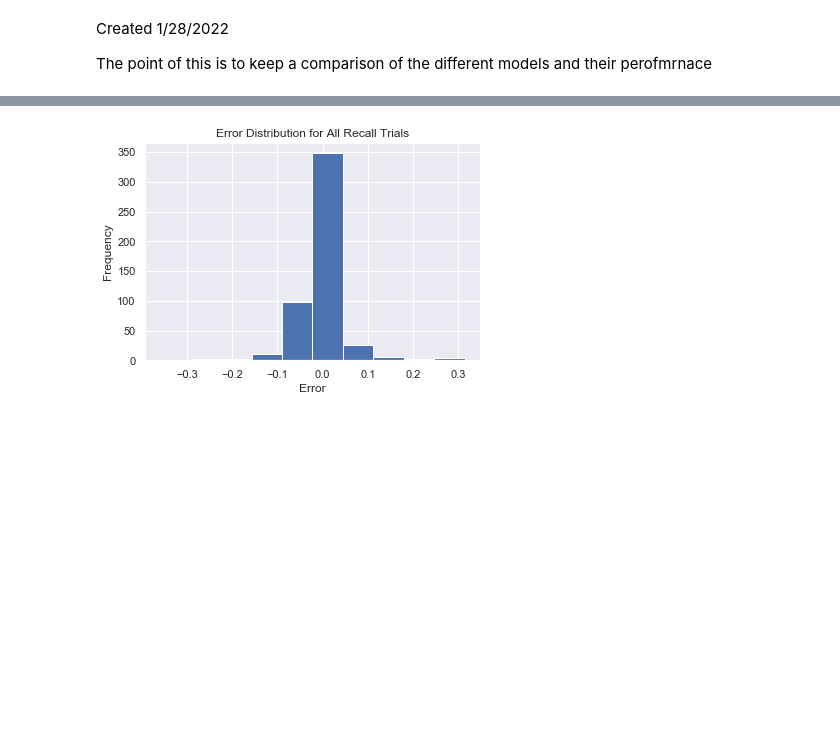
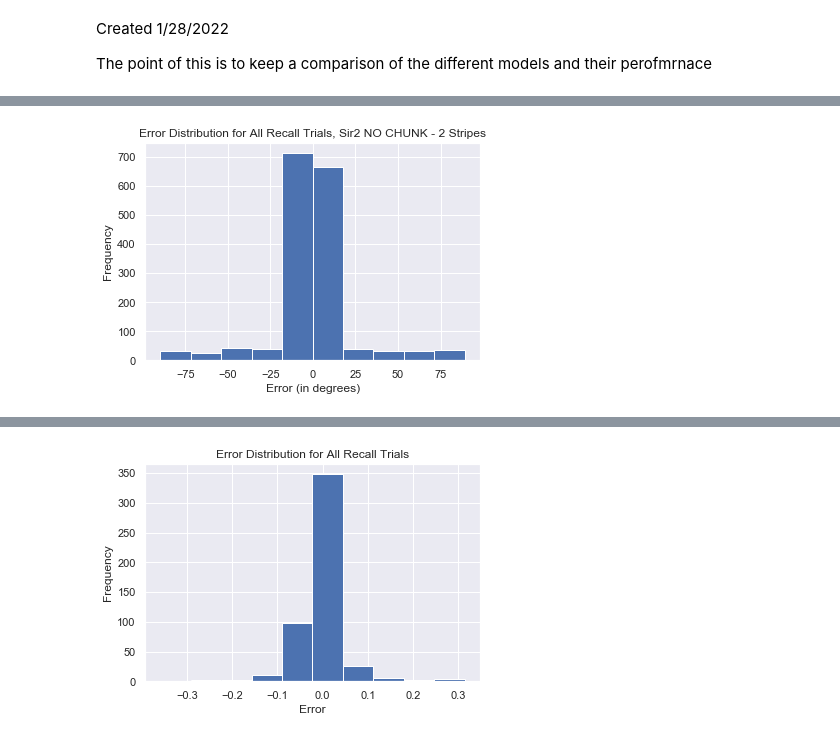
Before and after one commit to AneriSoni/workingmemory, a Jupyter notebook: analysis/ModelComparisons.ipynb, the cells around one changed output, grey strips where cells are left out. Cells and saved outputs as stored; diff of their text form; code cells hidden in the pictures; blank space fills up the shorter version.

```diff
--- a/analysis/ModelComparisons.ipynb
+++ b/analysis/ModelComparisons.ipynb
@@ -15,0 +37,24 @@ base = "Z:/leabra/examples/workingmemory/sir2_chunk/results/"
+# %%
+#sir2 no chunk model; 2 stripe; Ring
+base = "Z:/leabra/examples/workingmemory/sir2_new/results/Ring/2Stripe/"
+files = os.listdir(base)
+full_files = [base+f for f in files]
+#plotting errors for each model
+# for i in range(len(full_files)):
+#     plt.figure()
+#     rel = Precision()
+#     diffrecall = rel.mult_models([full_files[i]])
+#     plt.hist(diffrecall)
+#     plt.title('Error Histogram for model ' + str(i))
+
+#selected_files = []
+
+p = Precision()
+err = p.mult_models(full_files)
+plt.hist(err)
+plt.title('Error Distribution for All Recall Trials, Sir2 NO CHUNK - 2 Stripes')
+plt.xlabel('Error (in degrees)')
+plt.ylabel('Frequency')
+plt.show()
+# %% [output]
+[figure, added]
```
Also changed, not shown: parts of 4 cells of this notebook, 1 other file.
